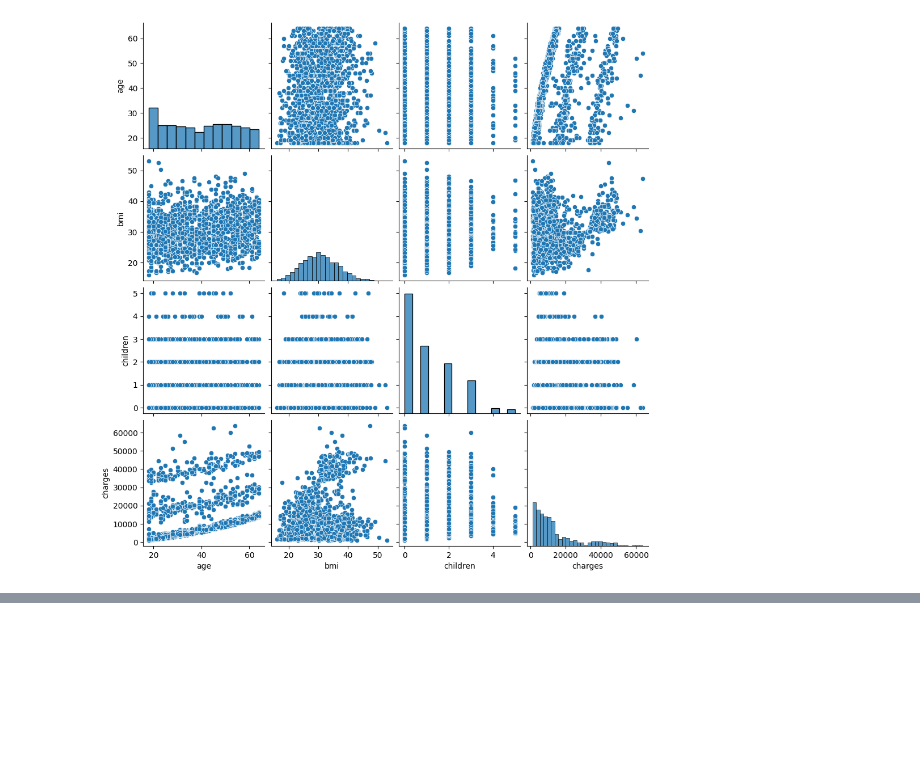
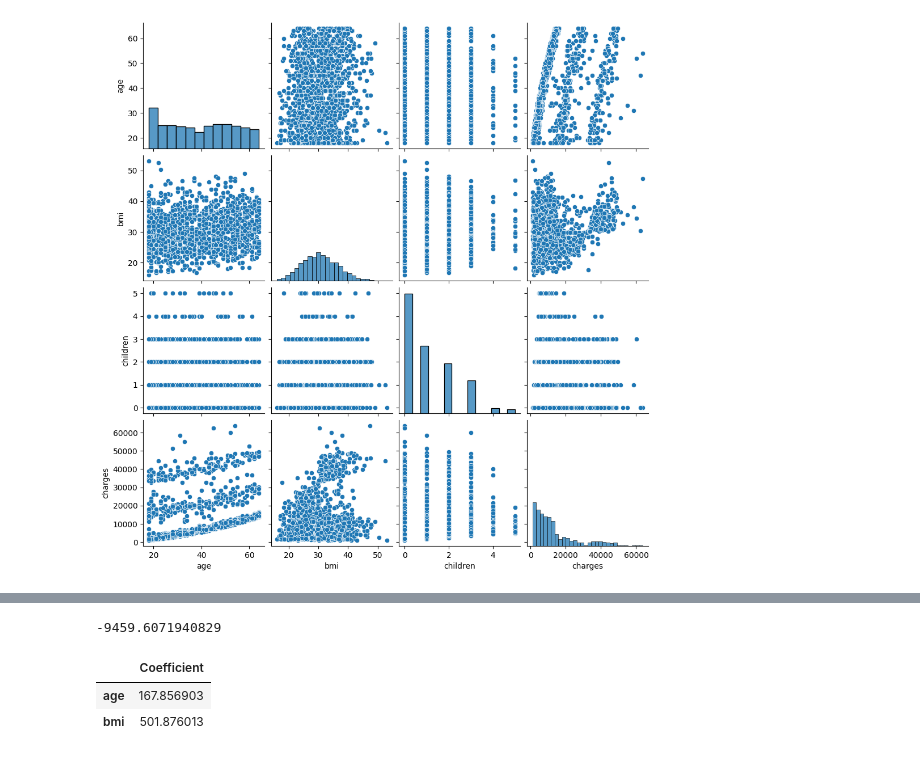
Before and after one commit to gravetir/School_X_Python_learning, a Jupyter notebook: data-f/data_set.ipynb, the cells around one changed output, grey strips where cells are left out. Cells and saved outputs as stored; diff of their text form; code cells hidden in the pictures; blank space fills up the shorter version.

```diff
--- a/data-f/data_set.ipynb
+++ b/data-f/data_set.ipynb
@@ -198,0 +214,6 @@ for x in epoch:
+# %%
+X = data[['age', 'bmi']]
+y = data['charges']
+# %%
+from sklearn.model_selection import train_test_split
+X_train, X_test, y_train, y_test = train_test_split(X, y, test_size=0.7, random_state=150)
@@ -198,0 +222,13 @@ for x in epoch:
+# %%
+lm = LinearRegression()
+lm.fit(X_train,y_train)
+print(lm.intercept_)
+# %% [output]
+-9459.6071940829
+# %%
+data = pd.DataFrame(lm.coef_,X.columns,columns=['Coefficient'])
+data
+# %% [output]
+|  | Coefficient |
+| age | 167.856903 |
+| bmi | 501.876013 |
```
Also changed, not shown: parts of 8 cells of this notebook, 1 other file.
